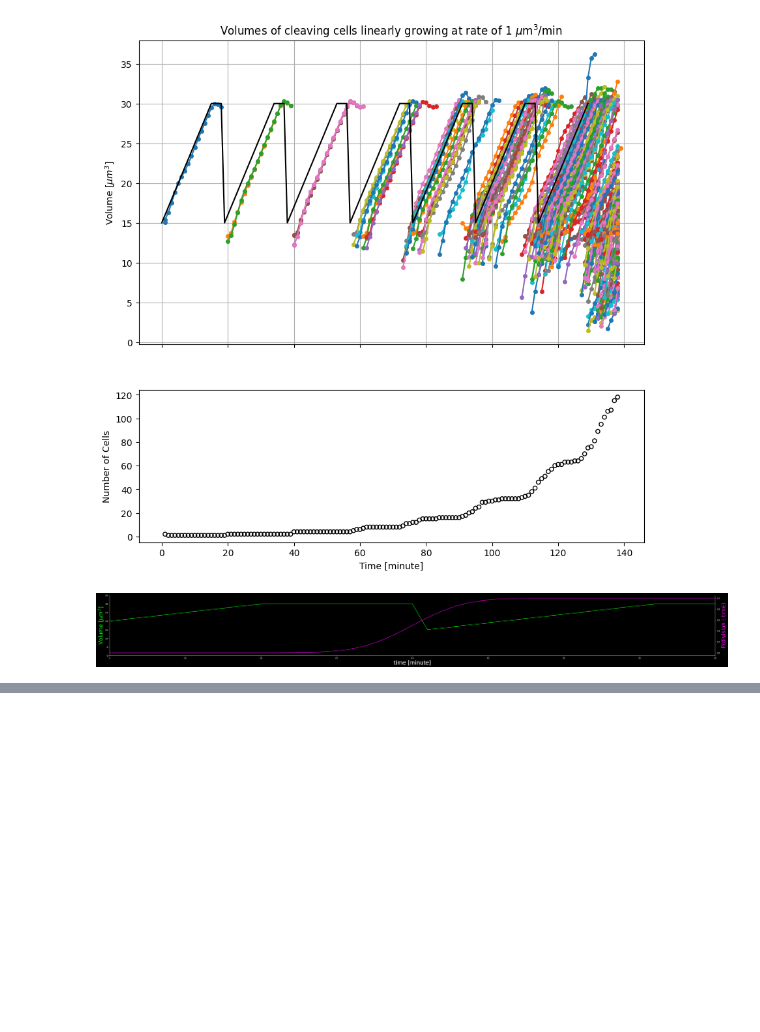
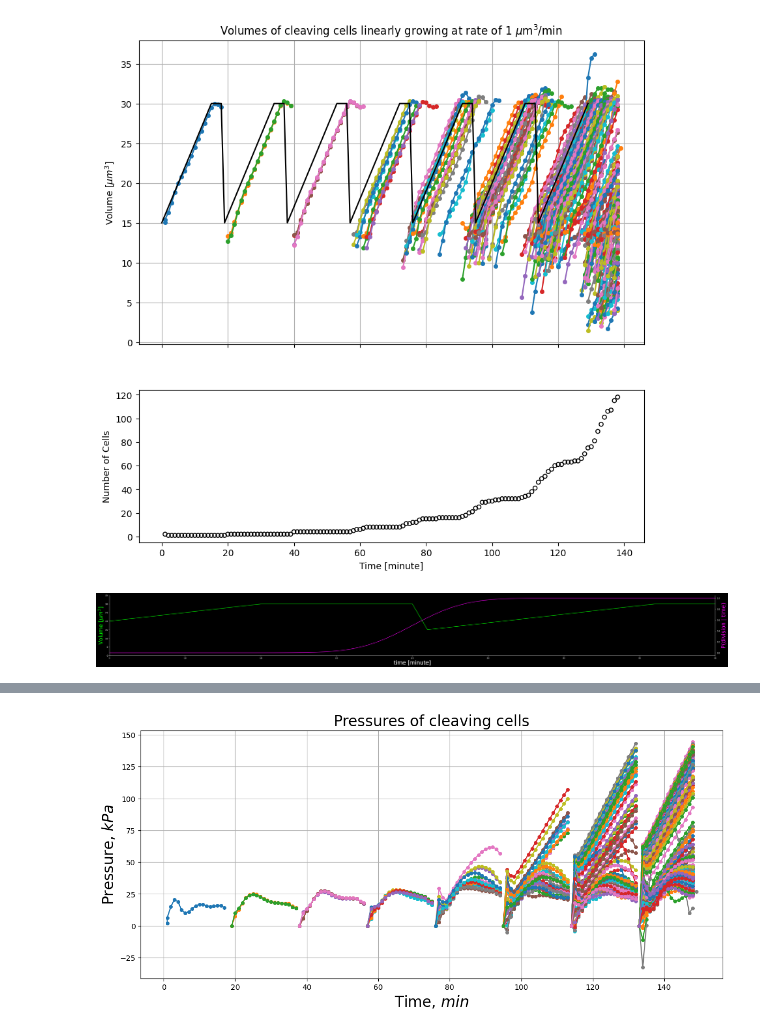
Before and after one commit to smegason/Goo, a Jupyter notebook: _notebooks/division.ipynb, the cells around one changed output, grey strips where cells are left out. Saved outputs shown, nothing was run; the diff lists cells and outputs as text; code cells hidden in the pictures; blank space fills up the shorter version.

```diff
--- a/_notebooks/division.ipynb
+++ b/_notebooks/division.ipynb
@@ -962,0 +1087,91 @@ Number of cells at final frame (t=150): 128
+# %%
+import numpy as np
+import matplotlib.pyplot as plt
+import json
+
+# Define the range of x values
+x = np.arange(0, 150, 1)
+
+# Define the function to generate y values
+def generate_y(x):
+    cycle_length = 19
+    starting_y = 15
+    slope = 1
+    y = []
+    for i in range(len(x)):
+        cycle = (x[i] + starting_y) // cycle_length
+        if slope * (x[i] % cycle_length) + starting_y <= 30:
+            if (i % (cycle_length)) == (0):
+                y.append(15)
+            else:
+                y.append(slope * (x[i] % (cycle_length)) + starting_y)
+        else:
+            y.append(30)
+    return np.array(y)
+
+# Generate y values
+y = generate_y(x)
+
+# Overlaying the simulated data on the existing plot
+
+# Define the path to the JSON files
+volumes_file_path = "/Users/antoine/Harvard/MegasonLab/GPU_backup/AntoineRuzette/goo/data/division/20240312_division_with_adhesion_synchronous/20240312_division_with_adhesion_synchronous_2_volumes.json"
+pressures_file_path = "/Users/antoine/Harvard/MegasonLab/GPU_backup/AntoineRuzette/goo/data/division/20240312_division_with_adhesion_synchronous/20240312_division_with_adhesion_synchronous_2_pressures.json"
+
+# Load data from JSON files
+with open(volumes_file_path, 'r') as f1:
+    volumes1 = json.load(f1)
+with open(frames_file_path, 'r') as f2:
+    frames1 = json.load(f2)
+with open(pressures_file_path, 'r') as f3:
+    pressures1 = json.load(f3)
+
+# Plotting volumes over time
+fig, ax1 = plt.subplots(figsize=(14, 6))
+
+count = 0
+final_frame_count = 0
+truncation_count = 0  # Initialize truncation counter
+truncation_length_total = 0  # Initialize total truncation length
+
+for cell_name, volumes in pressures1.items():
+    frames = frames1.get(cell_name, [])  # Get frames for current cell, default to empty list if not found
+    # Truncate frames if longer than volumes
+    min_length = min(len(frames), len(volumes))
+    if len(frames) > min_length or len(volumes) > min_length:
+        truncation_count += 1  # Increment truncation counter
+        truncation_length_total += max(len(frames) - min_length, len(volumes) - min_length)  # Add truncated length to total
+
+    frames = frames[:min_length]
+    volumes = volumes[:min_length]
+    volumes = [volume * 2 for volume in volumes]
+
+    ax1.plot(frames, volumes, '-o', label=cell_name, markersize=4)
+    count += 1
+
+    # Check if the current cell has data at the final frame
+    if frames and frames[-1] >= 146:
+        final_frame_count += 1
+
+# Plot the simulated data
+#ax1.plot(x, y, label='Theoretical cell cycle', color='black')
+
+print(f"Total cells plotted: {count}")
+print(f"Number of times truncated: {truncation_count}")
+if truncation_count > 0:
+    average_truncation_length = truncation_length_total / truncation_count
+    print(f"Average length of truncation: {average_truncation_length:.2f} units")
+
+print(f"Number of cells at final frame (t=150): {final_frame_count}")
+
+ax1.set_ylabel(r'Pressure, $kPa$', fontsize=20)
+ax1.set_xlabel(r'Time, $min$', fontsize=20)
+ax1.set_title(rf'Pressures of cleaving cells', fontsize=20)
+ax1.grid(True)
+#ax1.legend()
+
+# Saving the plot
+plt.savefig("/Users/antoine/Harvard/MegasonLab/GPU_backup/AntoineRuzette/goo/data/division/20240312_division_with_adhesion_synchronous/20240312_pressures_over_time_2.png", dpi=300, bbox_inches='tight', pad_inches=0.1)
+
+plt.show()
+# %% [output]
@@ -962,0 +1182 @@ Number of cells at final frame (t=150): 128
+[figure, added]
```
Also changed, not shown: parts of 4 cells of this notebook, 5 other files.
